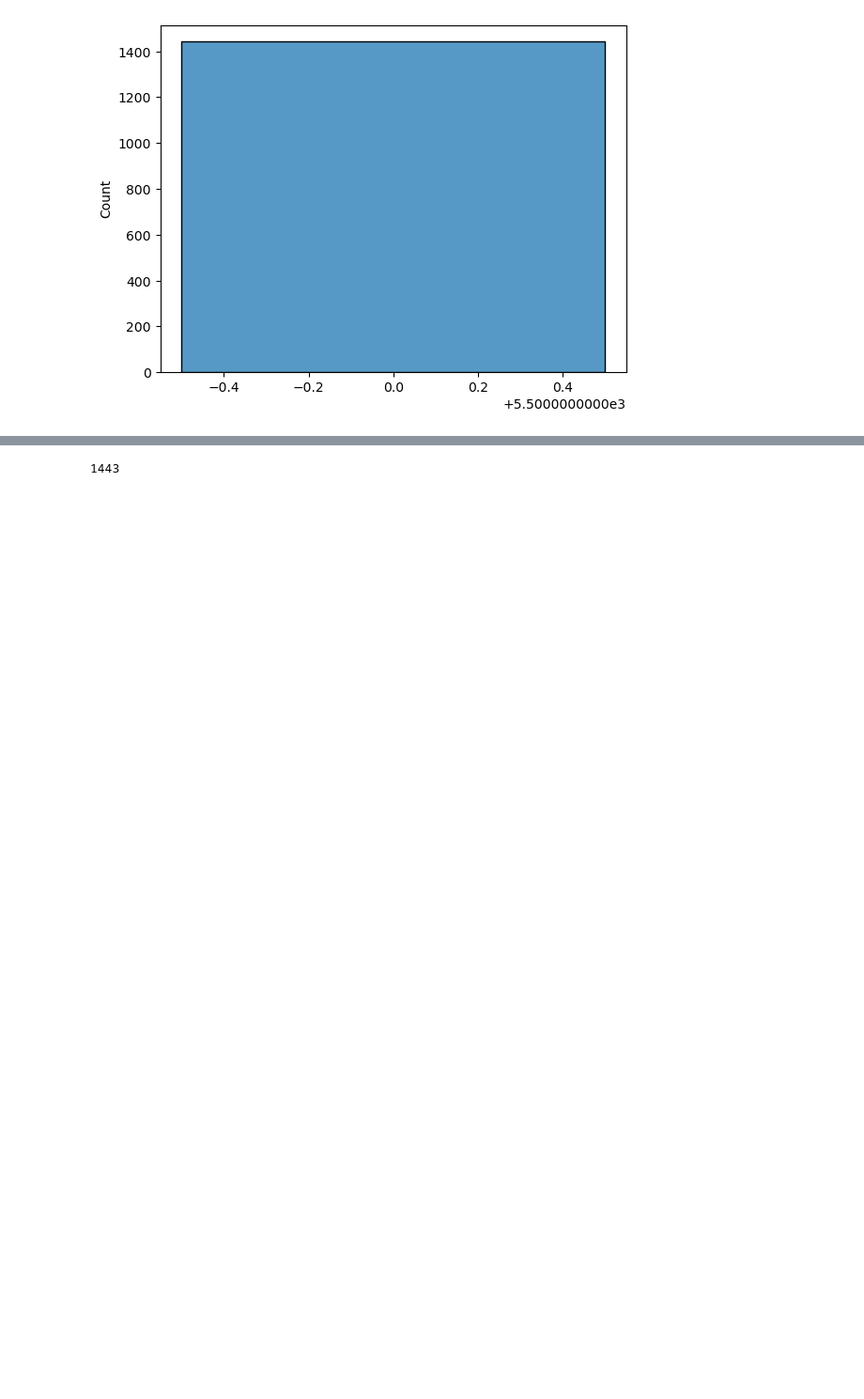
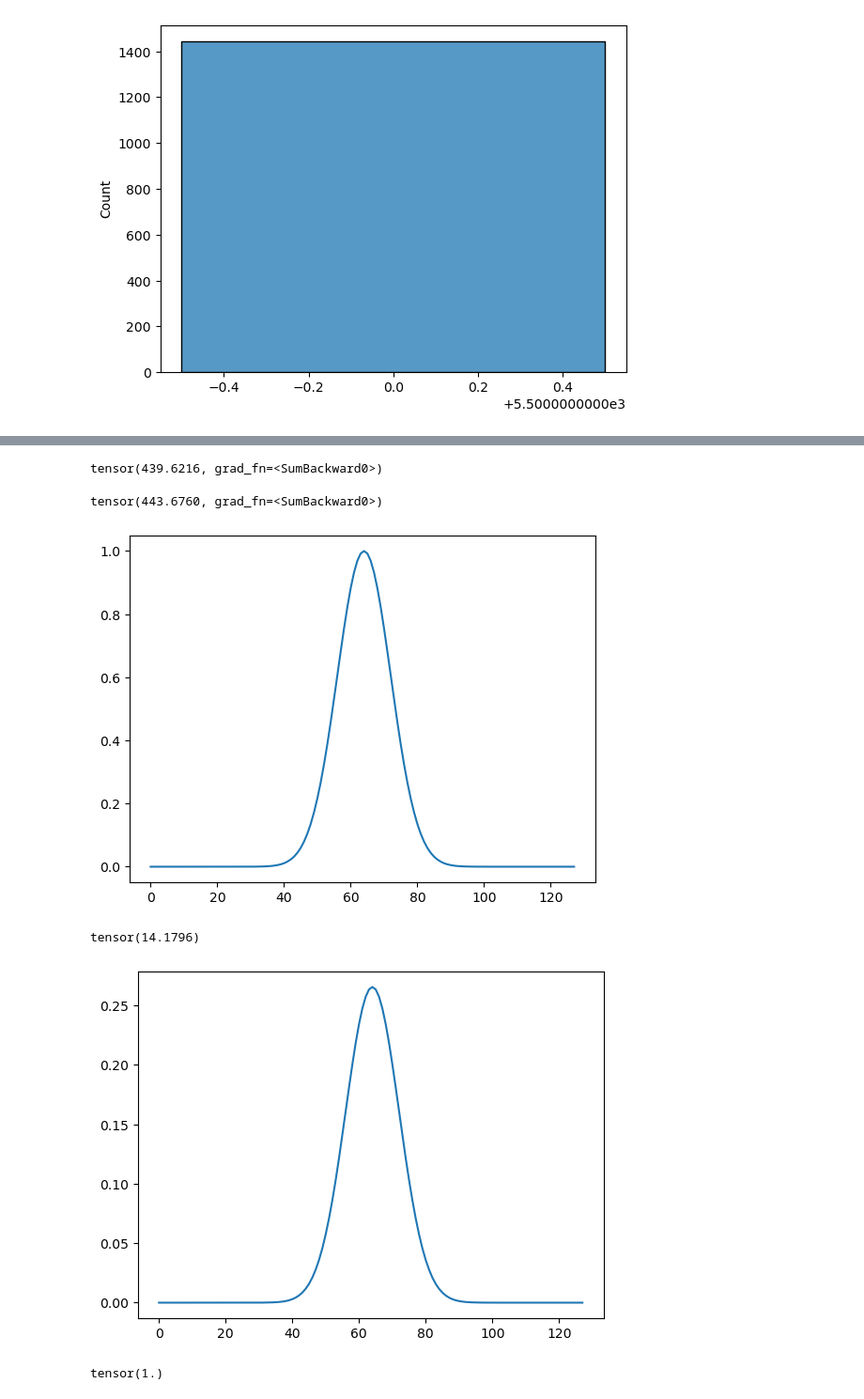
Before and after one commit to johnmartinsson/differentiable-mel-spectrogram, a Jupyter notebook: notebooks/audio_datasets.ipynb, the cells around one changed output, grey strips where cells are left out. Shown at 94% size. Cells and saved outputs as stored; diff of their text form; code cells hidden in the pictures; blank space fills up the shorter version.

```diff
--- a/notebooks/audio_datasets.ipynb
+++ b/notebooks/audio_datasets.ipynb
@@ -121,5 +125,26 @@ Mel spectrogram shape:  torch.Size([128, 69])
 [interactive output not drawn]
 # %%
-len(dataset)
+mel_s2.sum()
 # %% [output]
-1443
+tensor(439.6216, grad_fn=<SumBackward0>)
+# %%
+s2.sum()
+# %% [output]
+tensor(443.6760, grad_fn=<SumBackward0>)
+# %%
+lambd = 8
+w = tf.differentiable_gaussian_window(lambd, 128, norm=False)
+plt.plot(w)
+plt.show()
+print(torch.sum(torch.pow(w, 2)))
+
+w = tf.differentiable_gaussian_window(lambd, 128, norm=True)
+#w = w / torch.sum(torch.sqrt(w))
+plt.plot(w)
+plt.show()
+print(torch.sum(torch.pow(w, 2)))
+# %% [output]
+[figure, added]
+tensor(14.1796)
+[figure, added]
+tensor(1.)
```
Also changed, not shown: parts of 6 cells of this notebook, 1 other file.
